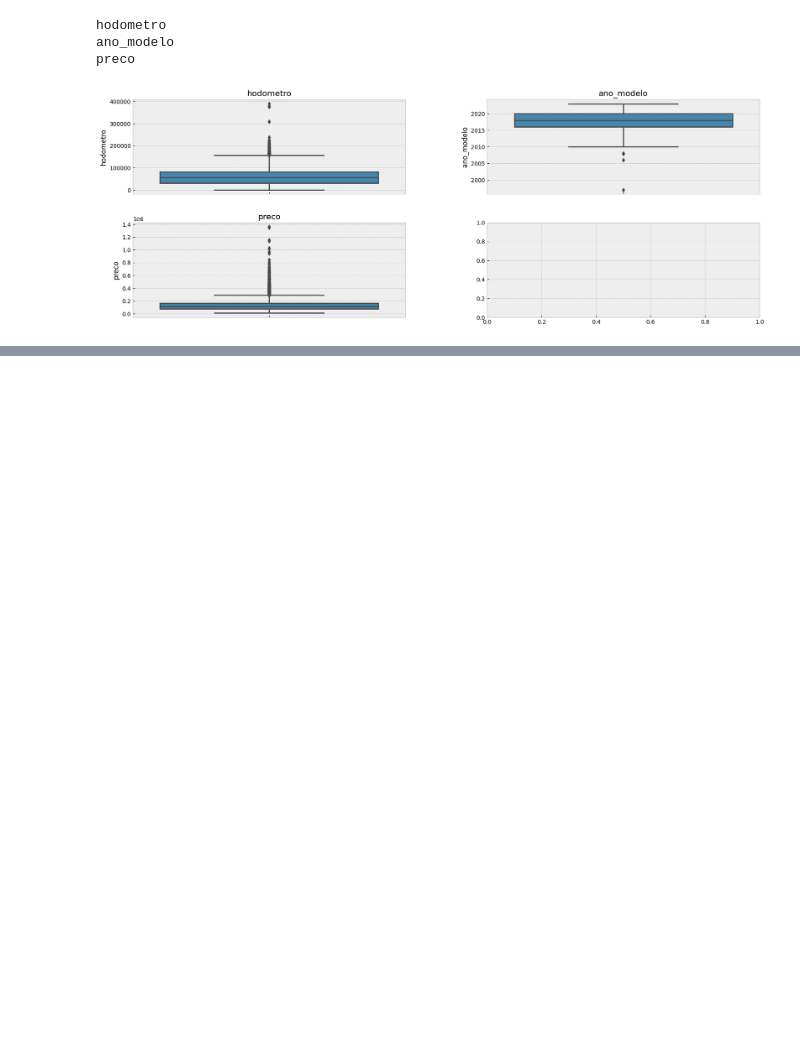
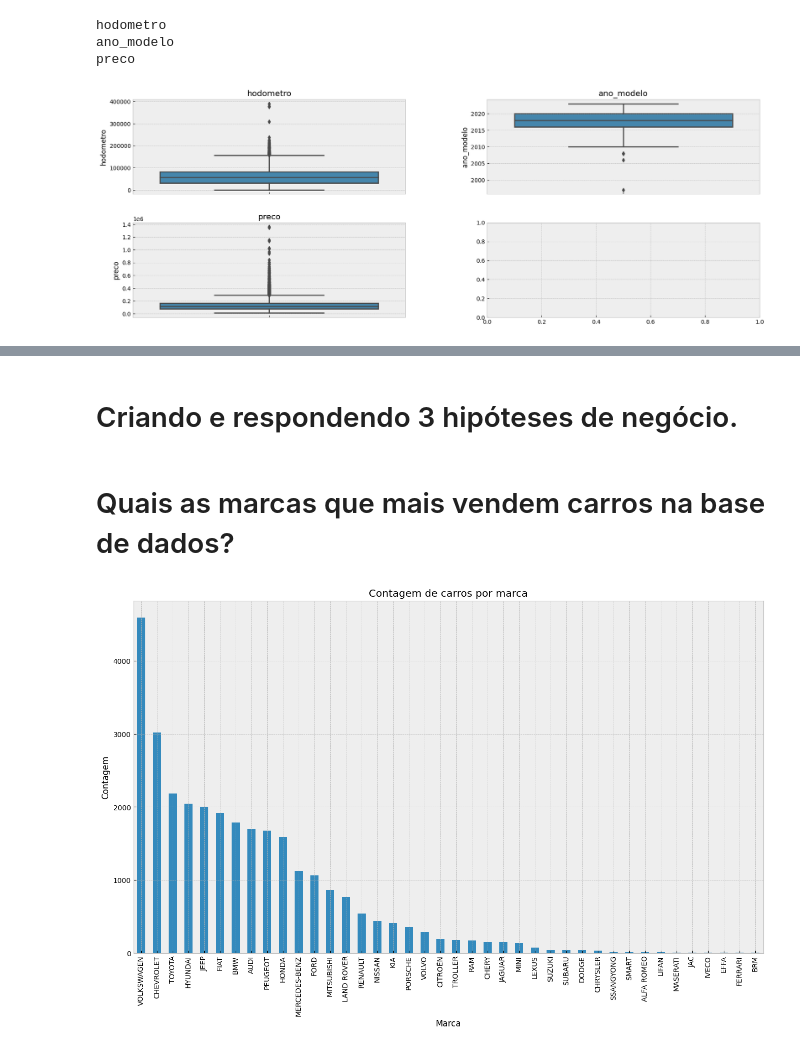
Before and after one commit to aleeexp/LH_CD_ALEX_PIVATO, a Jupyter notebook: LH_CD_Alex_Pivato.ipynb, the cells around one changed output, grey strips where cells are left out. Drawn from its saved outputs; the diff is of its cells as text; code cells hidden in the pictures; blank space fills up the shorter version.

```diff
--- a/LH_CD_Alex_Pivato.ipynb
+++ b/LH_CD_Alex_Pivato.ipynb
@@ -235,0 +269,14 @@ preco
+# %% [markdown]
+# Criando e respondendo 3 hipóteses de negócio.
+# %% [markdown]
+# Quais as marcas que mais vendem carros na base de dados?
+# %%
+fig, ax = plt.subplots(figsize=(16,9))
+contagem_marca = df['marca'].value_counts()
+contagem_marca.plot(kind='bar')
+plt.xlabel('Marca')
+plt.ylabel('Contagem')
+plt.title('Contagem de carros por marca')
+plt.show()
+# %% [output]
+[figure, added]
```
Also changed, not shown: parts of 28 cells of this notebook, 2 other files.
